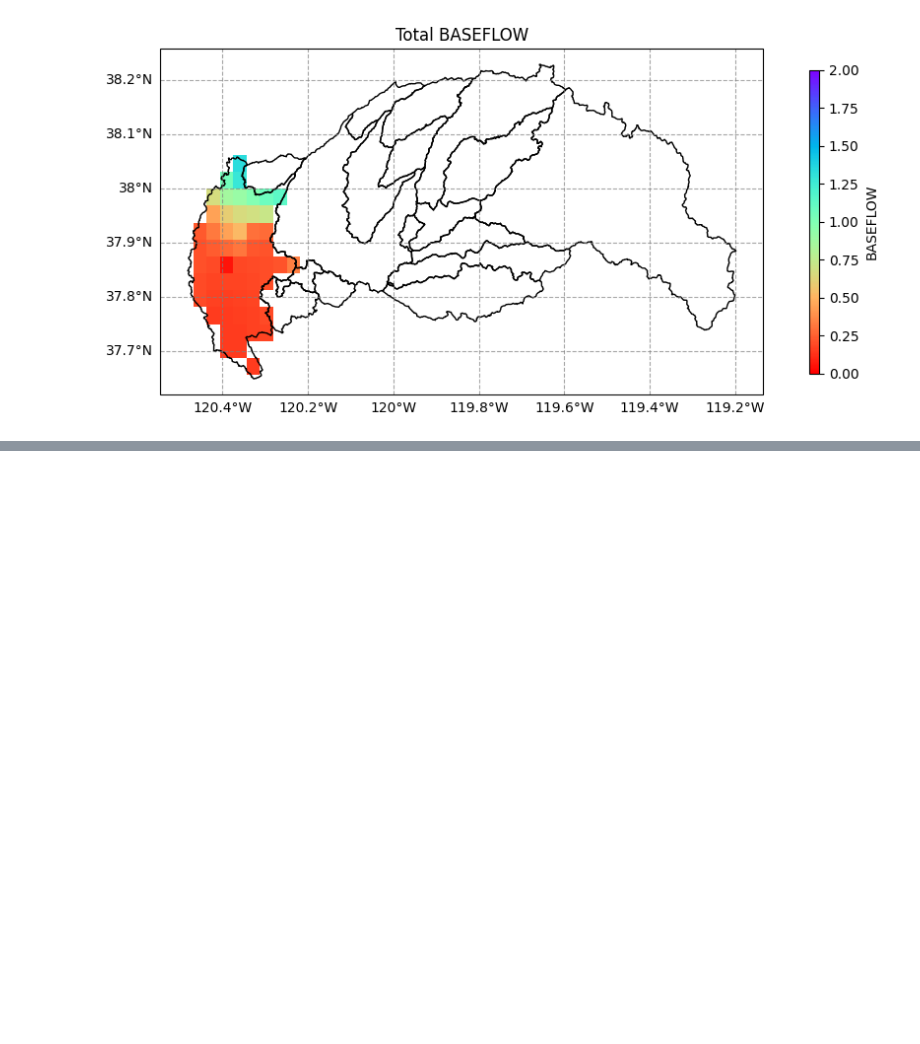
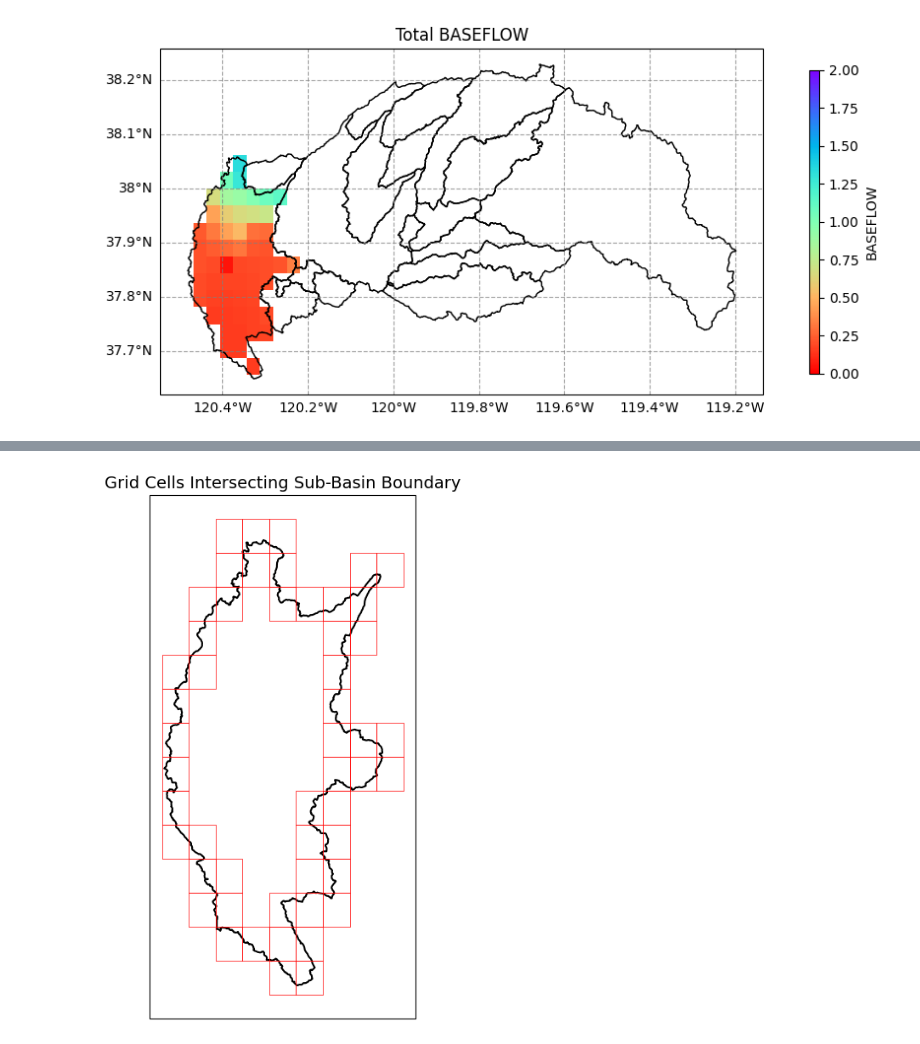
Before and after one commit to Maburidi/cen_sierra_pywr_new, a Jupyter notebook: preprocessing/data_extraction.ipynb, the cells around one changed output, grey strips where cells are left out. Saved outputs shown, nothing was run; the diff lists cells and outputs as text; code cells hidden in the pictures; blank space fills up the shorter version.

```diff
--- a/preprocessing/data_extraction.ipynb
+++ b/preprocessing/data_extraction.ipynb
@@ -381,0 +1023,18 @@ Year 2026 is accomplished in time: 11.296738215287526 mins
+# %%
+sub_basin_boundary = gdf1.iloc[0:1].geometry.values[0].boundary
+
+boundary_intersecting_gdf = sub_basin_grid_cells[sub_basin_grid_cells.intersects(sub_basin_boundary)]
+
+fig, ax = plt.subplots(figsize=(10, 8), subplot_kw={'projection': ccrs.PlateCarree()})
+
+gdf1.iloc[0:1].plot(ax=ax, edgecolor='black', facecolor='none', linewidth=1.5, transform=ccrs.PlateCarree())
+
+boundary_intersecting_gdf.plot(ax=ax, edgecolor='red', facecolor='none', linewidth=0.5, transform=ccrs.PlateCarree())
+
+ax.coastlines()
+ax.add_feature(cfeature.OCEAN, color='lightblue')
+
+ax.set_title('Grid Cells Intersecting Sub-Basin Boundary', fontsize=14)
+plt.show()
+# %% [output]
+[figure, added]
```
Also changed, not shown: parts of 19 cells of this notebook, 1 other file.
